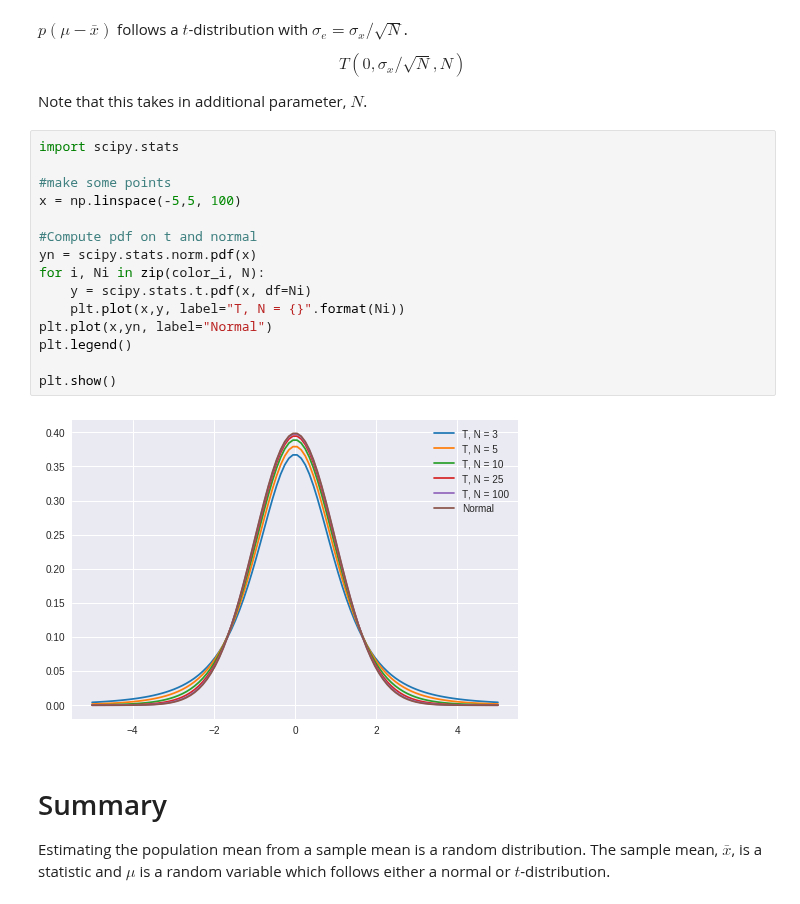
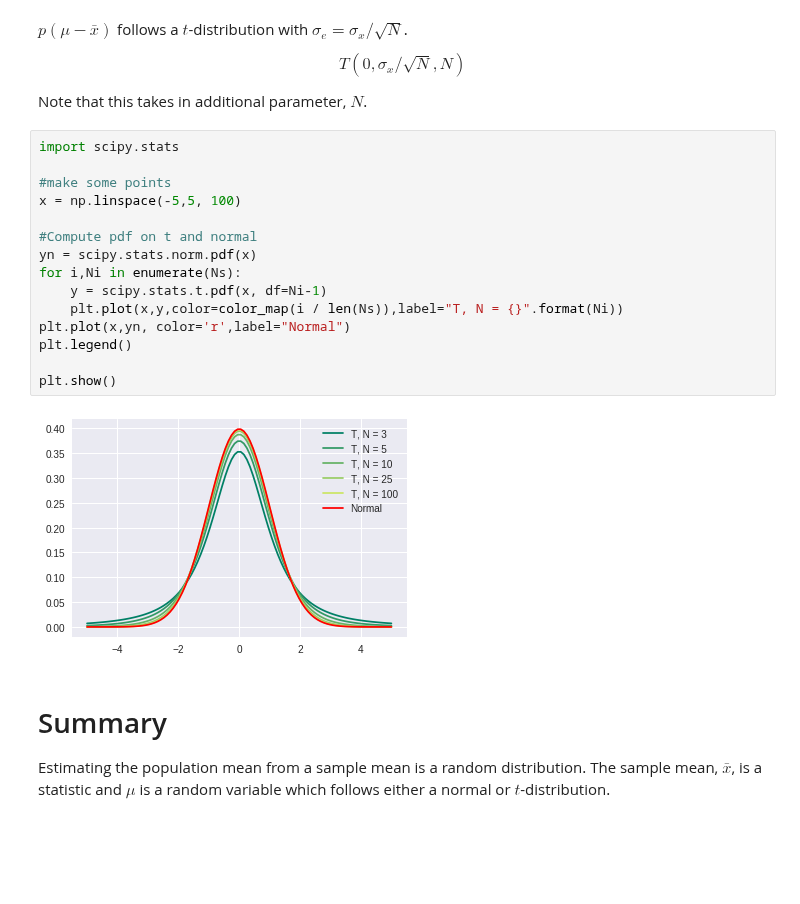
Before and after one commit to whitead/numerical_stats, a Jupyter notebook: unit_8/lectures/lecture_1.ipynb, the cells around one changed output. Drawn from its saved outputs; the diff is of its cells as text; blank space fills up the shorter version.

```diff
--- a/unit_8/lectures/lecture_1.ipynb
+++ b/unit_8/lectures/lecture_1.ipynb
@@ -472,20 +472,20 @@ Note that this takes in additional parameter, $N$.
 # %%
 import scipy.stats
 
 #make some points
 x = np.linspace(-5,5, 100)
 
 #Compute pdf on t and normal
 yn = scipy.stats.norm.pdf(x)
-for i, Ni in zip(color_i, N):
-    y = scipy.stats.t.pdf(x, df=Ni)
-    plt.plot(x,y, label="T, N = {}".format(Ni))
-plt.plot(x,yn, label="Normal")
+for i,Ni in enumerate(Ns):
+    y = scipy.stats.t.pdf(x, df=Ni-1)
+    plt.plot(x,y,color=color_map(i / len(Ns)),label="T, N = {}".format(Ni))
+plt.plot(x,yn, color='r',label="Normal")
 plt.legend()
 
 plt.show()
 # %% [output]
-[figure, old version]
+[figure, new version]
 # %% [markdown]
 Summary
 ====
```
Also changed, not shown: parts of 1 cell of this notebook.
